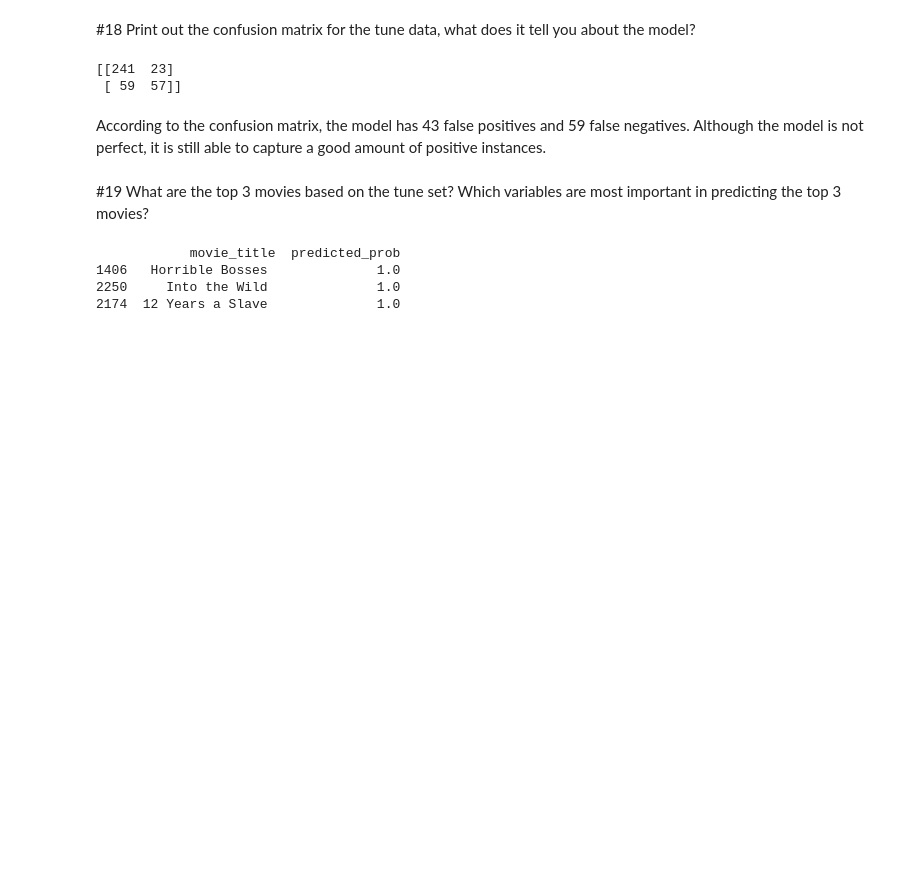
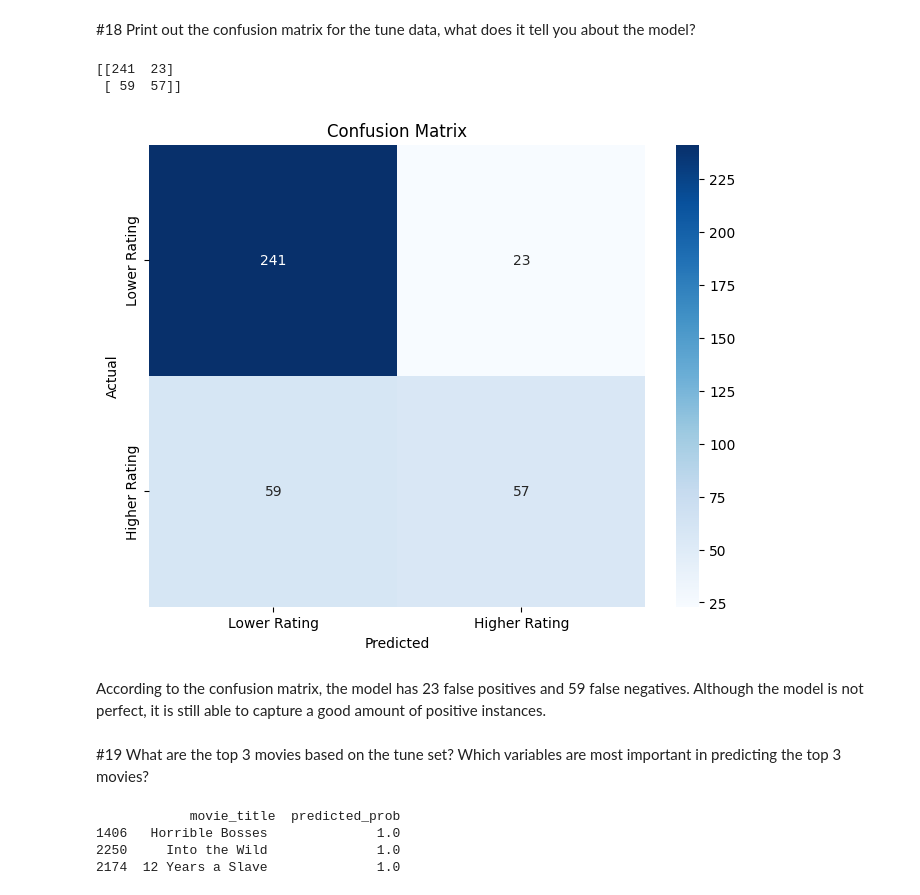
Before and after one commit to PatrickHo718/DS-3021, a Jupyter notebook: 08_DT_Class/DT_Class_Lab.ipynb, the cells around one changed output. Drawn from its saved outputs; the diff is of its cells as text; code cells hidden in the pictures; blank space fills up the shorter version.

```diff
--- a/08_DT_Class/DT_Class_Lab.ipynb
+++ b/08_DT_Class/DT_Class_Lab.ipynb
@@ -239,8 +251,20 @@ adjust_thres(y_pred, 0.5, y_tune)
 # %% [output]
 [[241  23]
  [ 59  57]]
+# %%
+conf_matrix = confusion_matrix(y_tune, y_pred)
+
+plt.figure(figsize=(8, 6))
+sns.heatmap(conf_matrix, annot=True, fmt='d', cmap='Blues', xticklabels=['Lower Rating', 'Higher Rating'],
+            yticklabels=['Lower Rating', 'Higher Rating'])
+plt.title('Confusion Matrix')
+plt.xlabel('Predicted')
+plt.ylabel('Actual')
+plt.show()
+# %% [output]
+[figure, added]
 # %% [markdown]
-According to the confusion matrix, the model has 43 false positives and 59 false negatives. Although the model is not perfect, it is still able to capture a good amount of positive instances.
+According to the confusion matrix, the model has 23 false positives and 59 false negatives. Although the model is not perfect, it is still able to capture a good amount of positive instances.
 # %% [markdown]
 #19 What are the top 3 movies based on the tune set? Which variables are most important in predicting the top 3 movies?
 # %%
```
Also changed, not shown: parts of 6 cells of this notebook.
